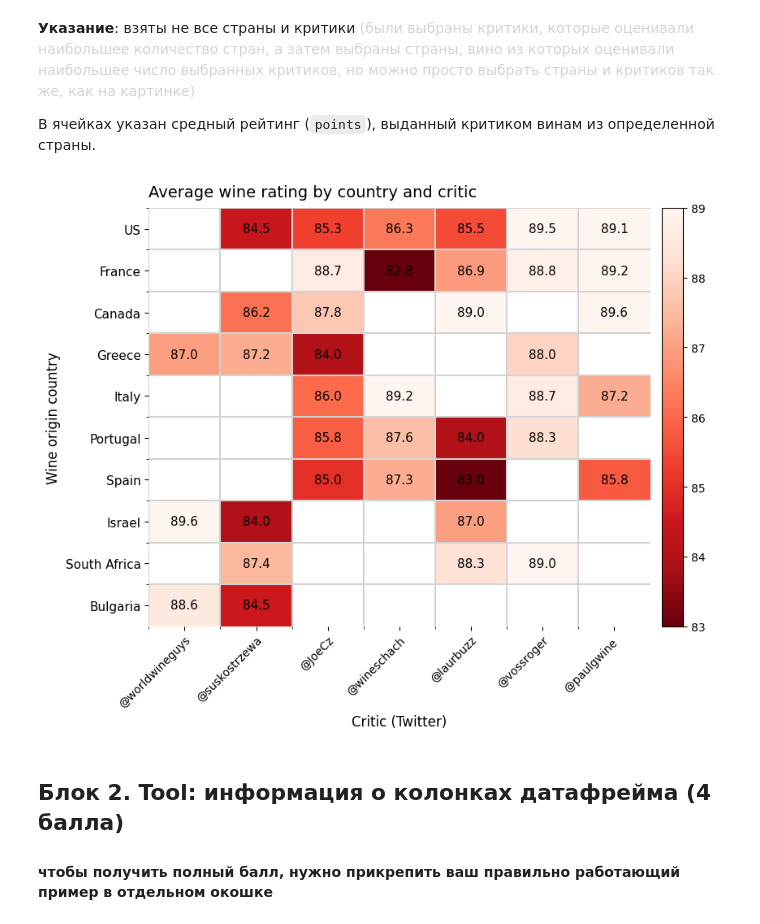
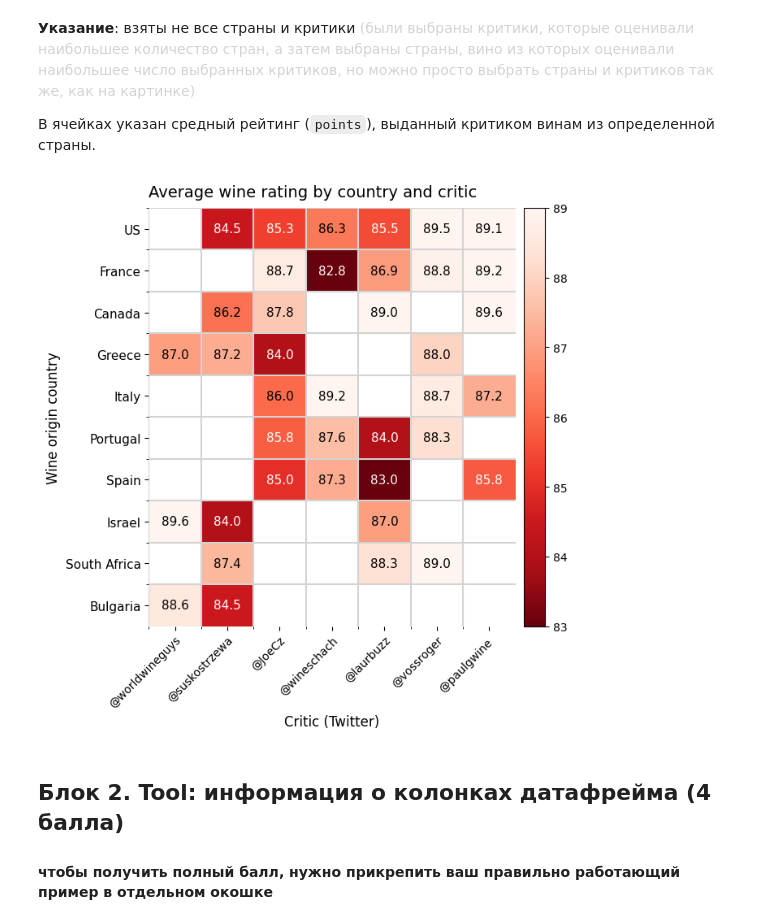
Before and after one commit to dejar212/ml-dz, a Jupyter notebook: hw2/02.HW.Pandas_MPL_Seaborn.ipynb, the cells around one changed output. Saved outputs shown, nothing was run; the diff lists cells and outputs as text; code cells hidden in the pictures.

```diff
--- a/hw2/02.HW.Pandas_MPL_Seaborn.ipynb
+++ b/hw2/02.HW.Pandas_MPL_Seaborn.ipynb
@@ -451,6 +447,7 @@ plt.show()
 import pandas as pd
 import numpy as np
 import matplotlib.pyplot as plt
+from matplotlib.colors import Normalize
 
 url = 'https://data.bioml.ru/htdocs/courses/python/datasci/pandas/data/winemag-data-130k-noreview-v2.csv'
 df = pd.read_csv(url)
@@ -482,7 +479,7 @@ data = avg_ratings.values
 countries = avg_ratings.index.tolist()
 critics = avg_ratings.columns.tolist()
 
-fig, ax = plt.subplots(figsize=(9, 7))
+fig, ax = plt.subplots(figsize=(7, 7))
 
 im = ax.imshow(data, cmap='Reds_r', aspect='auto', vmin=83, vmax=89)
 
@@ -490,35 +487,43 @@ ax.set_xticks(np.arange(len(critics)))
 ax.set_yticks(np.arange(len(countries)))
 ax.set_xticklabels(critics, fontsize=10)
 ax.set_yticklabels(countries, fontsize=11)
 
 plt.setp(ax.get_xticklabels(), rotation=45, ha="right", rotation_mode="anchor")
 
 ax.set_xlabel('Critic (Twitter)', fontsize=12)
 ax.set_ylabel('Wine origin country', fontsize=12)
 ax.set_title('Average wine rating by country and critic', fontsize=14, loc='left', pad=10)
 
 ax.set_xticks(np.arange(len(critics)) - 0.5, minor=True)
 ax.set_yticks(np.arange(len(countries)) - 0.5, minor=True)
 ax.grid(which='minor', color='lightgray', linestyle='-', linewidth=1.5, zorder=0)
 
+#нормализатор цвета
+norm = Normalize(vmin=83, vmax=89)
+threshold = 0.5
+
 for i in range(len(countries)):
     for j in range(len(critics)):
         if not np.isnan(data[i, j]):
+            normalized_value = norm(data[i, j])
+            text_color = "black" if normalized_value > threshold else "white"
+
             text = ax.text(j, i, f'{data[i, j]:.1f}',
-                           ha="center", va="center", color="black", fontsize=11, fontweight='normal', zorder=3)
+                           ha="center", va="center", color=text_color,
+                           fontsize=11, fontweight='normal', zorder=3)
 
 cbar = plt.colorbar(im, ax=ax, pad=0.02)
 cbar.ax.tick_params(labelsize=10)
 
 ax.spines['top'].set_visible(False)
 ax.spines['right'].set_visible(False)
 ax.spines['bottom'].set_visible(False)
 ax.spines['left'].set_visible(False)
 
 plt.tight_layout()
 plt.show()
 # %% [output]
-[figure, old version]
+[figure, new version]
 # %% [markdown]
 ## Блок 2. **Tool**: информация о колонках датафрейма (4 балла)
 
```
Also changed, not shown: parts of 1 cell of this notebook.
